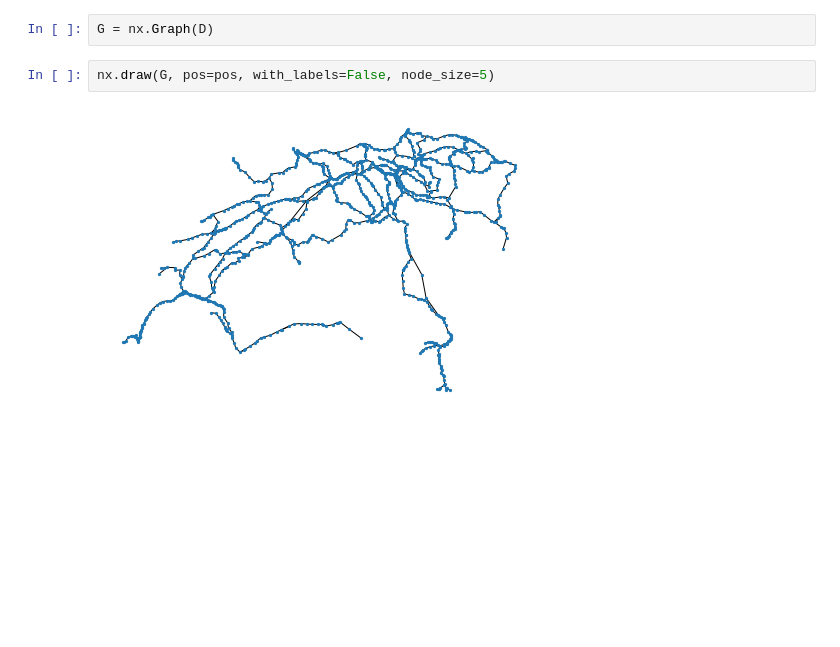
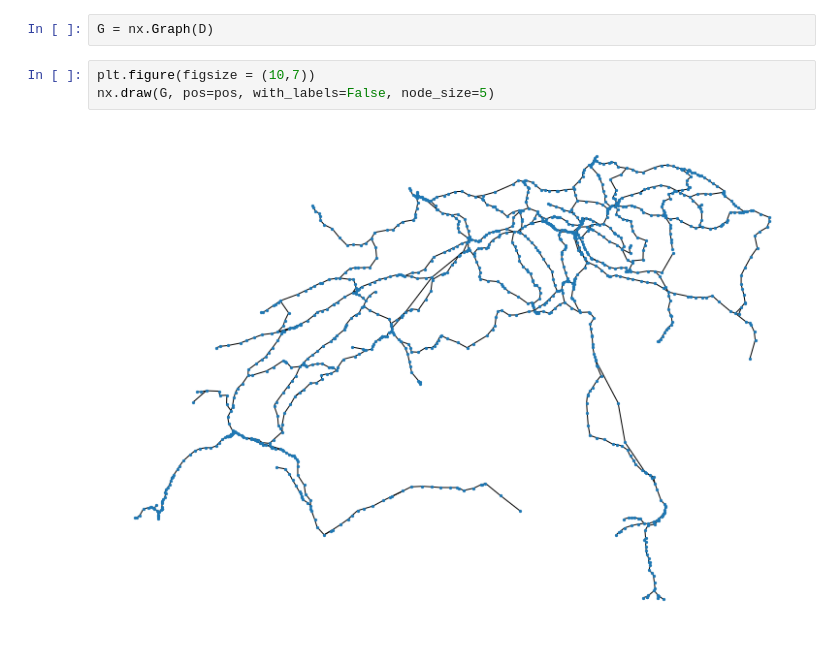
Before and after one commit to GAnagno/Social-Web, a Jupyter notebook: SBB.ipynb, the cells around one changed output. Cells and saved outputs as stored; diff of their text form; blank space fills up the shorter version.

```diff
--- a/SBB.ipynb
+++ b/SBB.ipynb
@@ -63,7 +63,8 @@ D = nx.from_pandas_edgelist(df, source = 'BP_Von_Abschnitt', target = 'BP_Bis_Ab
 # %%
 G = nx.Graph(D)
 # %%
+plt.figure(figsize = (10,7))
 nx.draw(G, pos=pos, with_labels=False, node_size=5)
 # %% [output]
-[figure, old version]
+[figure, new version]
 # %%
```
Also changed, not shown: parts of 3 cells of this notebook.
